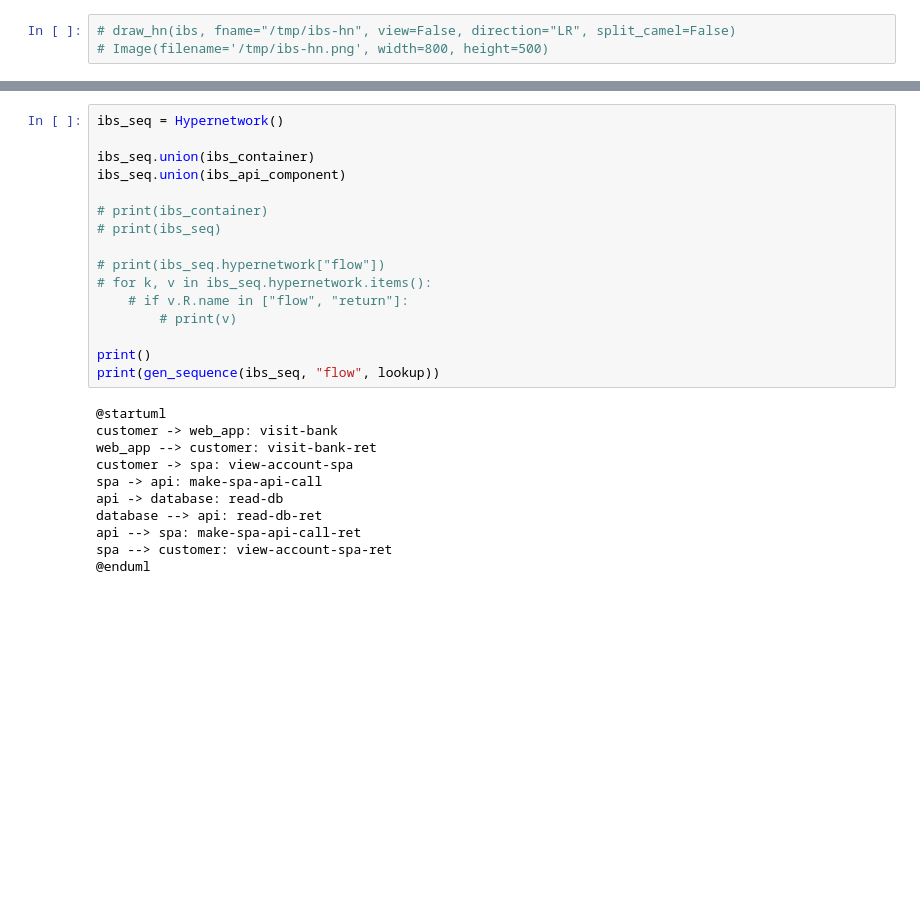
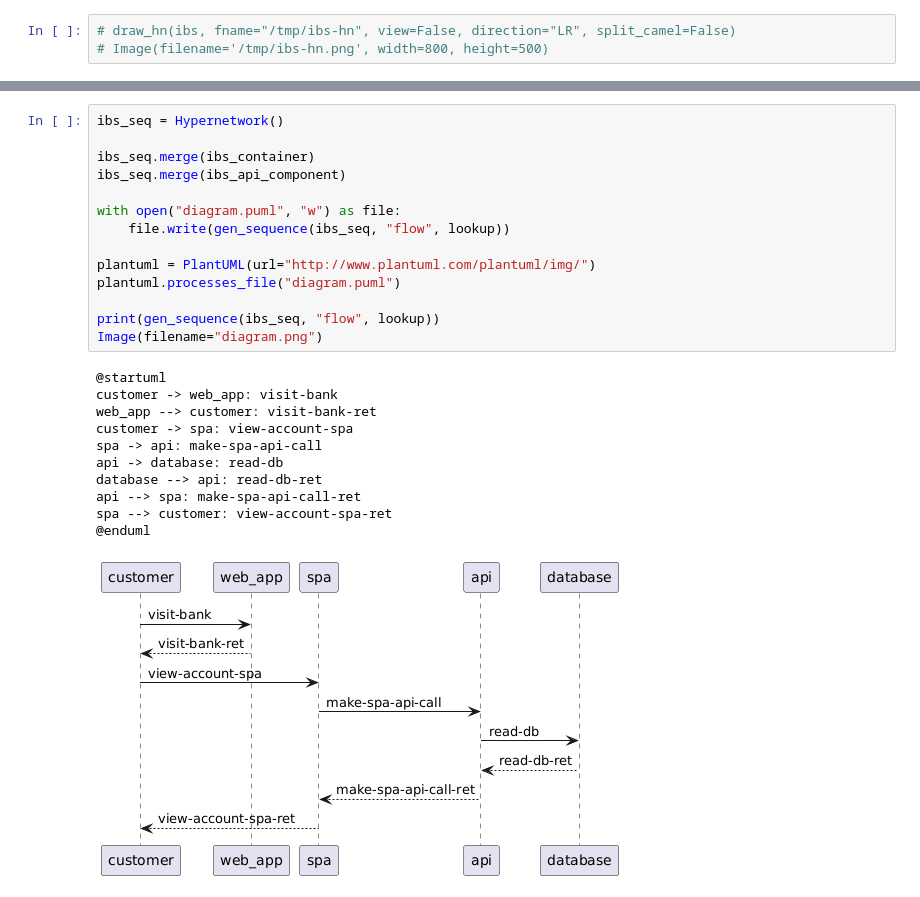
Before and after one commit to rdchar/Hora, a Jupyter notebook: examples/C4.ipynb, the cells around one changed output, grey strips where cells are left out. Cells and saved outputs as stored; diff of their text form; blank space fills up the shorter version.

```diff
--- a/examples/C4.ipynb
+++ b/examples/C4.ipynb
@@ -271,33 +225,32 @@ def gen_sequence(hn, seq, lookup):
     res += res_end
 
     return res
-# %%
-ibs_seq = Hypernetwork()
-
-ibs_seq.union(ibs_container)
-ibs_seq.union(ibs_api_component)
-
-# print(ibs_container)
-# print(ibs_seq)
-
-# print(ibs_seq.hypernetwork["flow"])
-# for k, v in ibs_seq.hypernetwork.items():
-    # if v.R.name in ["flow", "return"]:
-        # print(v)
-
-print()
-print(gen_sequence(ibs_seq, "flow", lookup))
-# %% [output]
-@startuml
-customer -> web_app: visit-bank
-web_app --> customer: visit-bank-ret
-customer -> spa: view-account-spa
-spa -> api: make-spa-api-call
-api -> database: read-db
-database --> api: read-db-ret
-api --> spa: make-spa-api-call-ret
-spa --> customer: view-account-spa-ret
-@enduml
+# %%
+ibs_seq = Hypernetwork()
+
+ibs_seq.merge(ibs_container)
+ibs_seq.merge(ibs_api_component)
+
+with open("diagram.puml", "w") as file:
+    file.write(gen_sequence(ibs_seq, "flow", lookup))
+
+plantuml = PlantUML(url="http://www.plantuml.com/plantuml/img/")
+plantuml.processes_file("diagram.puml")
+
+print(gen_sequence(ibs_seq, "flow", lookup))
+Image(filename="diagram.png")
+# %% [output]
+@startuml
+customer -> web_app: visit-bank
+web_app --> customer: visit-bank-ret
+customer -> spa: view-account-spa
+spa -> api: make-spa-api-call
+api -> database: read-db
+database --> api: read-db-ret
+api --> spa: make-spa-api-call-ret
+spa --> customer: view-account-spa-ret
+@enduml
+[figure, added]
 # %%
 %%plantuml
 
```
Also changed, not shown: parts of 5 cells of this notebook, 16 other files.
